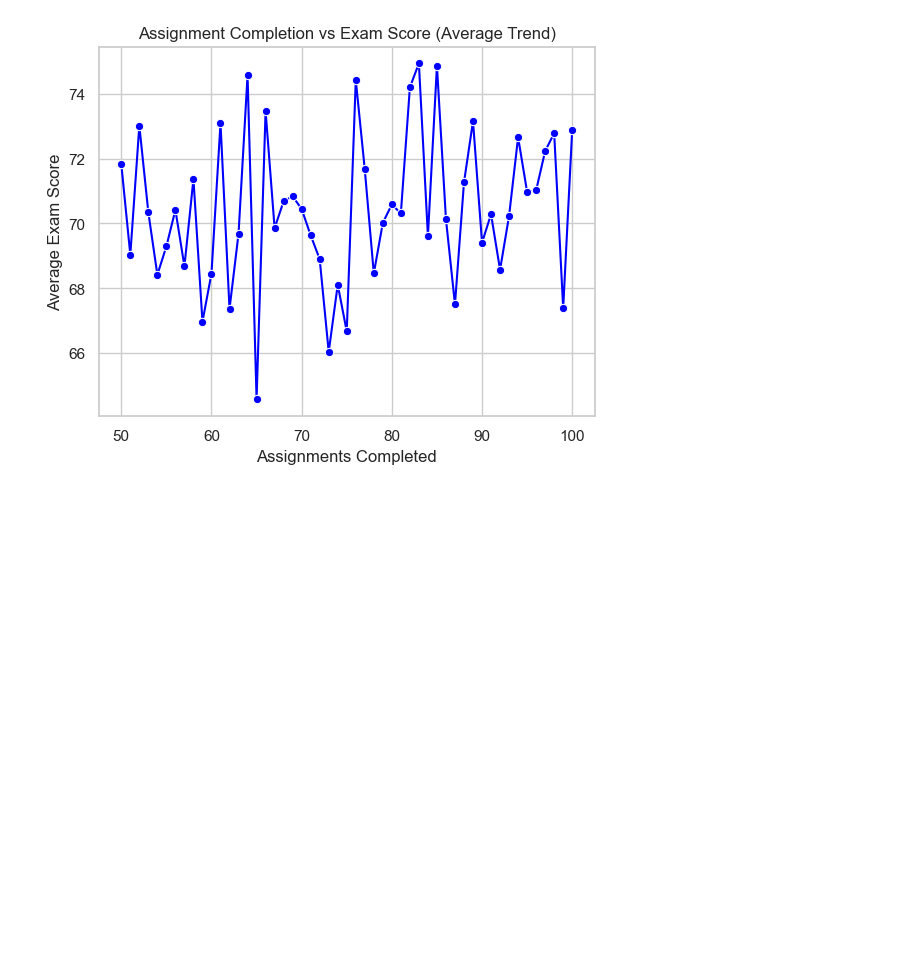
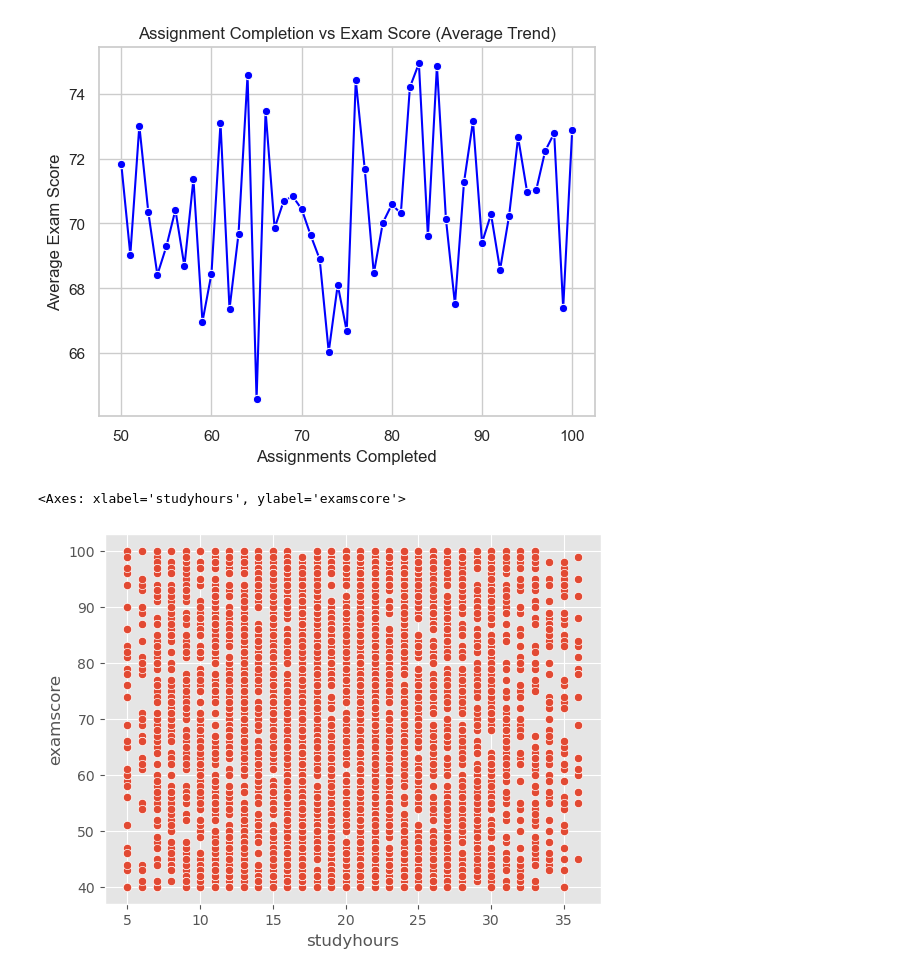
Before and after one commit to VIG2K3/BIG_DATA_PROJECT, a Jupyter notebook: EDA Analysis/Bivariate Analysis.ipynb, the cells around one changed output. Drawn from its saved outputs; the diff is of its cells as text; code cells hidden in the pictures; blank space fills up the shorter version.

```diff
--- a/EDA Analysis/Bivariate Analysis.ipynb
+++ b/EDA Analysis/Bivariate Analysis.ipynb
@@ -465,3 +540,15 @@ The relationship may be non-linear or influenced by other factors such as motiva
 In other words, higher engagement does not always translate directly into higher academic performance in a simple linear fashion.
 Other variables or thresholds might moderate this effect.
 """
+# %%
+
+""" === Double Checking if studyhours VS examscore have no Linear Relationship ==="""
+#Scatterplot for studyhours VS Examscore
+
+import seaborn as sns
+import matplotlib.pyplot as plt
+
+sns.scatterplot(x='studyhours', y='examscore', data=df)
+# %% [output]
+<Axes: xlabel='studyhours', ylabel='examscore'>
+[figure, added]
```
Also changed, not shown: parts of 4 cells of this notebook, 2 other files.
